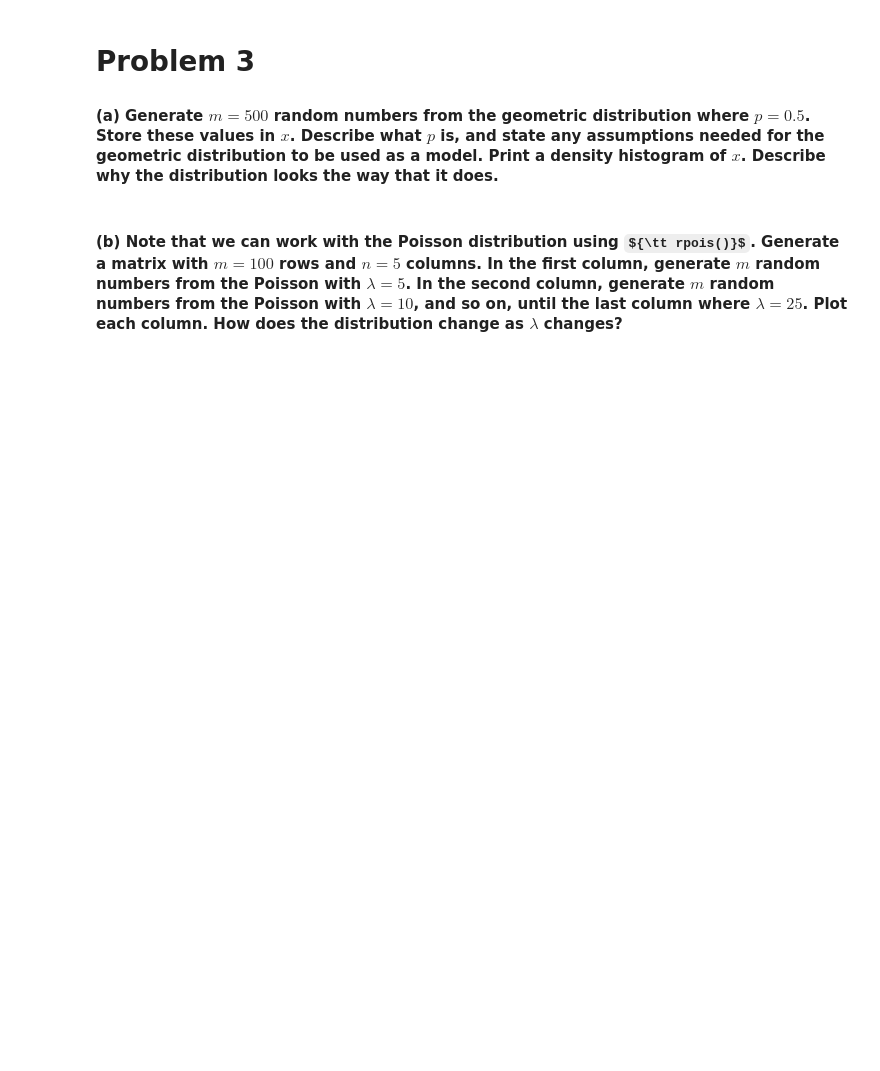
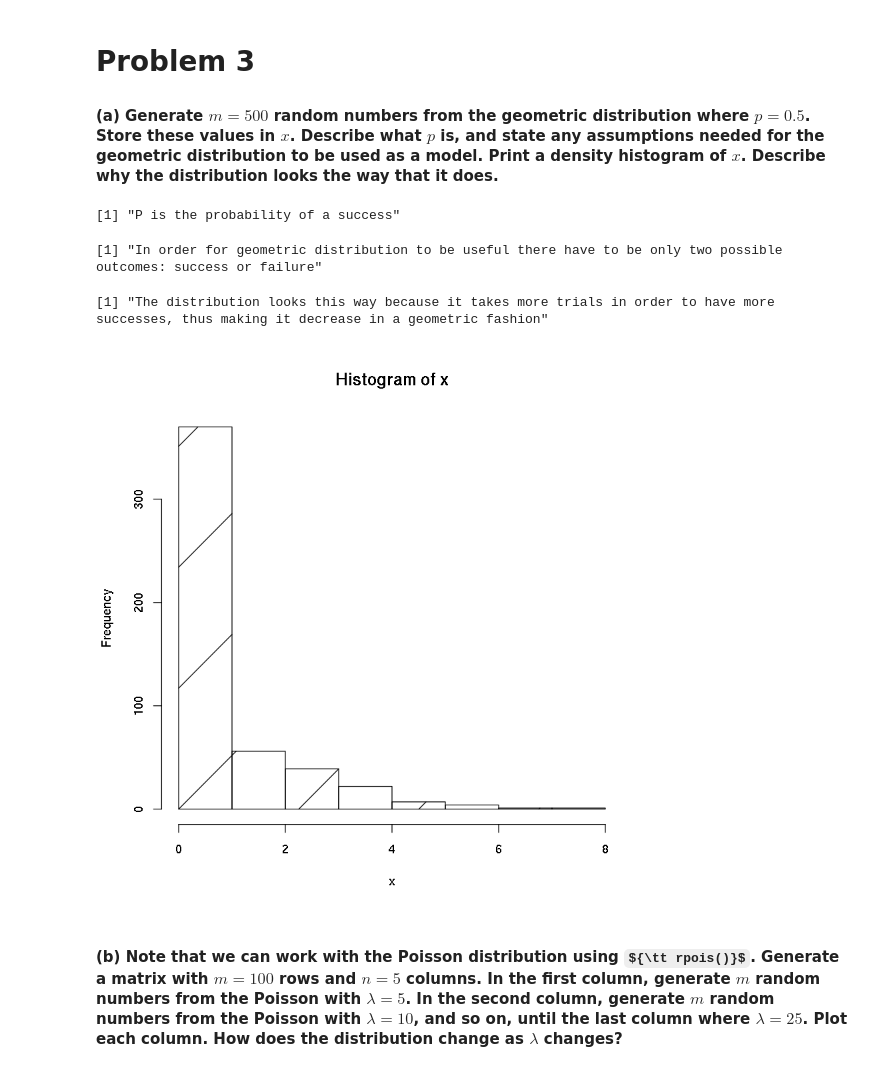
Before and after one commit to dskrenta/appm-4570, a Jupyter notebook: week4/Unit-3(a)-code-exercise.ipynb, the cells around one changed output. Cells and saved outputs as stored; diff of their text form; code cells hidden in the pictures; some formulas as TeX source; blank space fills up the shorter version.

```diff
--- a/week4/Unit-3(a)-code-exercise.ipynb
+++ b/week4/Unit-3(a)-code-exercise.ipynb
@@ -22,5 +87,19 @@
 # Problem 3
 
 #### (a) Generate $m = 500$ random numbers from the geometric distribution where $p = 0.5$. Store these values in $x$. Describe what $p$ is, and state any assumptions needed for the geometric distribution to be used as a model. Print a density histogram of $x$. Describe why the distribution looks the way that it does.
+# %%
+x = rgeom(500, 0.5)
+
+"P is the probability of a success"
+"In order for geometric distribution to be useful there have to be only two possible outcomes: success or failure"
+
+hist(x, density = TRUE)
+
+"The distribution looks this way because it takes more trials in order to have more successes, thus making it decrease in a geometric fashion"
+# %% [output]
+[1] "P is the probability of a success"
+[1] "In order for geometric distribution to be useful there have to be only two possible outcomes: success or failure"
+[1] "The distribution looks this way because it takes more trials in order to have more successes, thus making it decrease in a geometric fashion"
+[figure, added]
 # %% [markdown]
 #### (b) Note that we can work with the Poisson distribution using ${\tt rpois()}$. Generate a matrix with $m = 100$ rows and $n = 5$ columns. In the first column, generate $m$ random numbers from the Poisson with $\lambda = 5$. In the second column, generate $m$ random numbers from the Poisson with $\lambda = 10$, and so on, until the last column where $\lambda = 25$. Plot each column. How does the distribution change as $\lambda$ changes?
```
Also changed, not shown: parts of 9 cells of this notebook.
